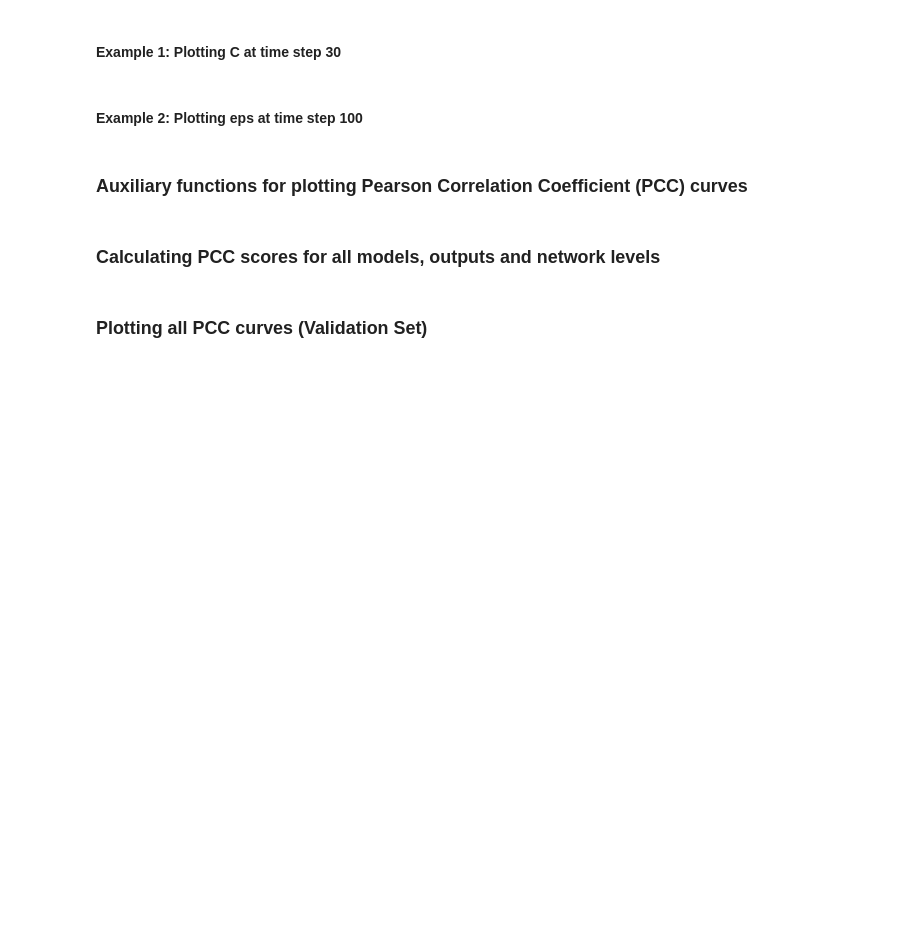
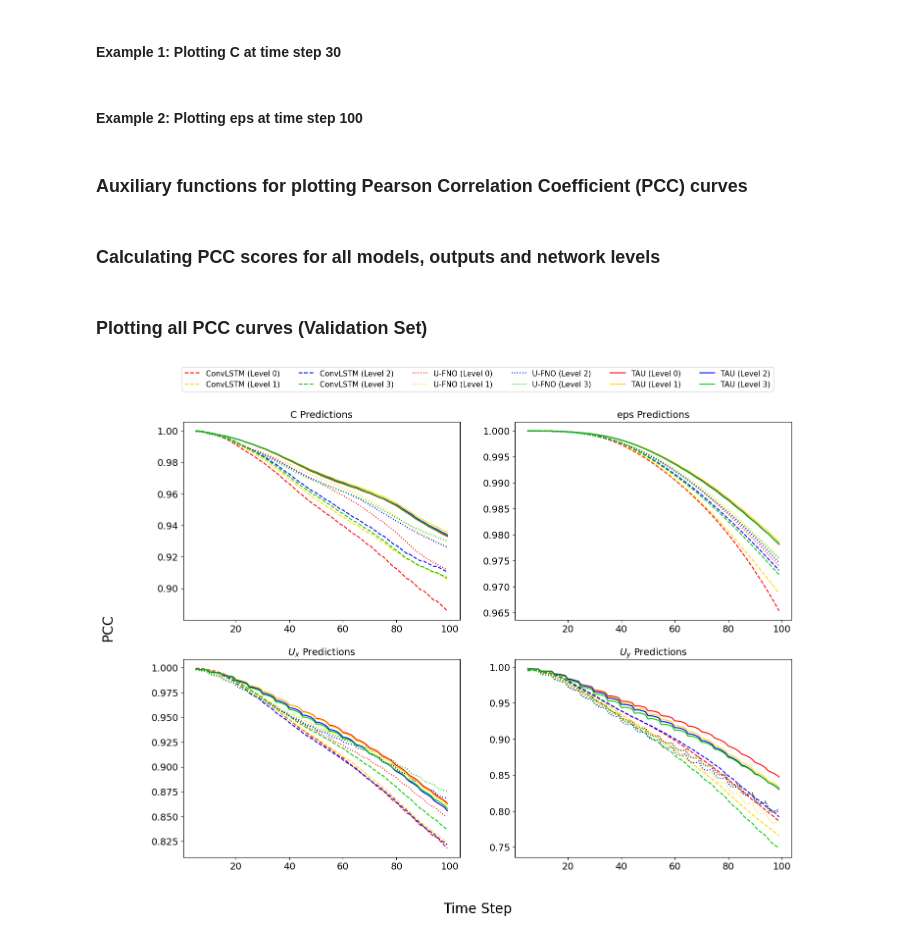
Before and after one commit to ai4netzero/ReactiveDissolution, a Jupyter notebook: view_results.ipynb, the cells around one changed output. Drawn from its saved outputs; the diff is of its cells as text; code cells hidden in the pictures; blank space fills up the shorter version.

```diff
--- a/view_results.ipynb
+++ b/view_results.ipynb
@@ -516,17 +533,17 @@ linestyle_dict = assign_linestyles(list(all_results_val["Sample 1"].keys()))
 #     'U-FNO (7 Features)': {'color': '#e31a1c', 'linestyle': '-'},  # Darker Red, Solid
 # }
 
-metric = "MSE"
+metric = "PCC"
 
-all_samples_scores_train = collect_all_scores(
-    all_results_train,
-    linestyle_dict,
-    true_values_train,
-    out_steps,
-    timesteps=100,
-    num_models=4,
-    metric=metric
-)
+# all_samples_scores_train = collect_all_scores(
+#     all_results_train,
+#     linestyle_dict,
+#     true_values_train,
+#     out_steps,
+#     timesteps=100,
+#     num_models=4,
+#     metric=metric
+# )
 
 all_samples_scores_val = collect_all_scores(
     all_results_val,
@@ -543,7 +560,7 @@ all_samples_scores_val = collect_all_scores(
 def plot_all_results(all_samples_scores, linestyle_dict, out_steps=5,
                     timesteps=100, save_as=None, format="pdf", metric="MSE"):
     steps_per_file = timesteps - out_steps
-    fig, axes = plt.subplots(2, 2, figsize=(16, 10))
+    fig, axes = plt.subplots(2, 2, figsize=(16, 12))
     axes = axes.flatten()
     color_seq = ["#FF0000", "#FFD700", "#0000FF", "#00CC00"]
 
@@ -563,38 +580,40 @@ def plot_all_results(all_samples_scores, linestyle_dict, out_steps=5,
                     legend=False,
                     ax=ax)
 
-            ax.set_title(f"{OUTPUT_NAMES[out_idx]} Predictions (Level 0 Networks)", fontsize=14)
+            ax.set_title(f"{OUTPUT_NAMES[out_idx]} Predictions", fontsize=14)
             ax.tick_params(axis="both", labelsize=14)
             # ax.set_xlabel("Time Step")
             ax.set_ylabel("")
 
     handles, labels = axes[0].get_legend_handles_labels()
 
     fig.supxlabel("Time Step", fontsize=20)
     fig.supylabel(metric, fontsize=20)
     fig.legend(
         handles, labels, loc='upper center', bbox_to_anchor=(0.5, 0.95),
         ncol=6, columnspacing=2.5, fontsize=11)
     plt.subplots_adjust(top=0.85)
     # plt.tight_layout()
 
     if save_as is not None:
         fig.savefig(
             save_as,
             format=format,
             transparent=True,
         )
 
-plot_all_results(
-    all_samples_scores_train,
-    linestyle_dict,
-    save_as=f"{metric}_train_scores.pdf",
-    metric=metric,
-)
+# plot_all_results(
+#     all_samples_scores_train,
+#     linestyle_dict,
+#     save_as=f"{metric}_train_scores.pdf",
+#     metric=metric,
+# )
 
 plot_all_results(
     all_samples_scores_val,
     linestyle_dict,
     save_as=f"{metric}_val_scores.pdf",
     metric=metric,
 )
+# %% [output]
+[figure, added]
```
Also changed, not shown: parts of 1 cell of this notebook.
